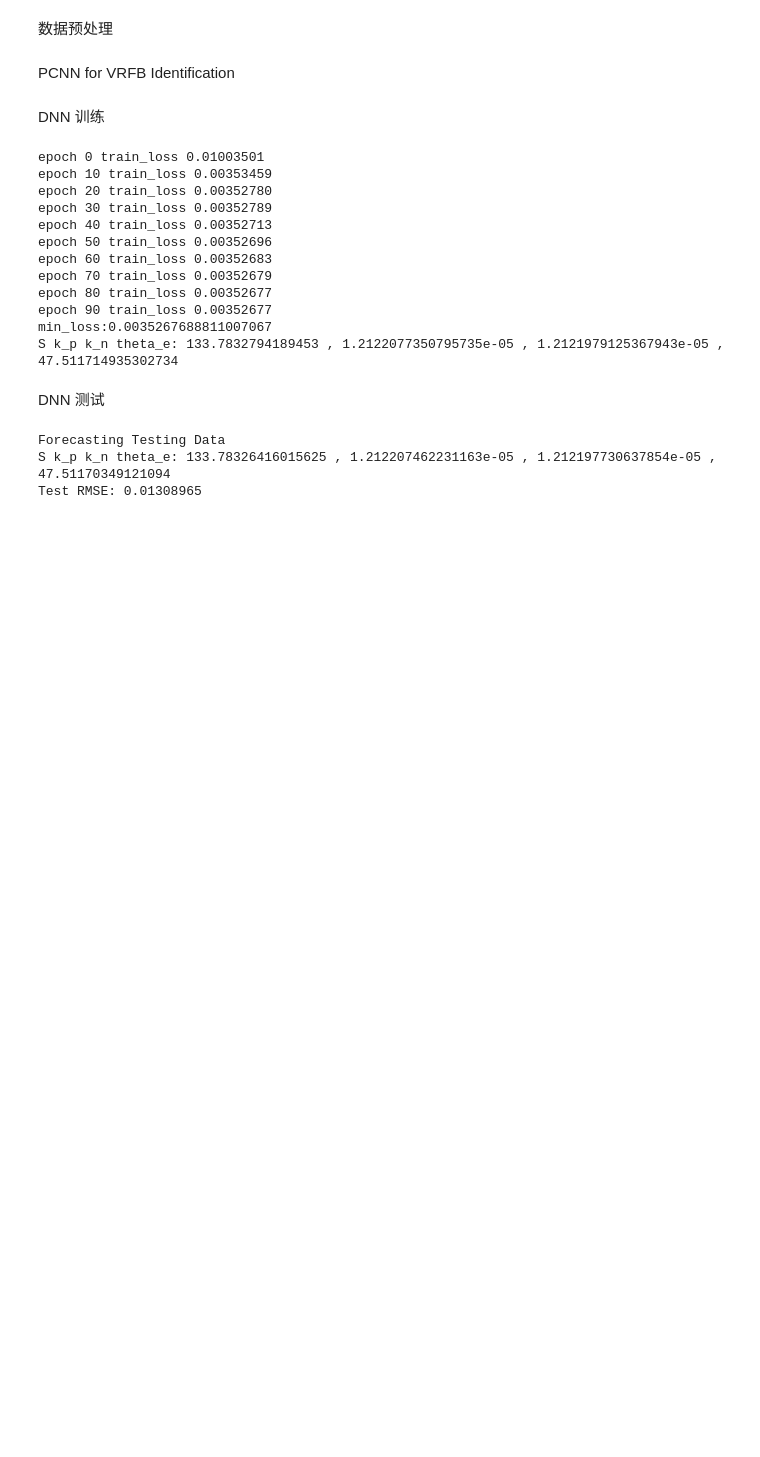
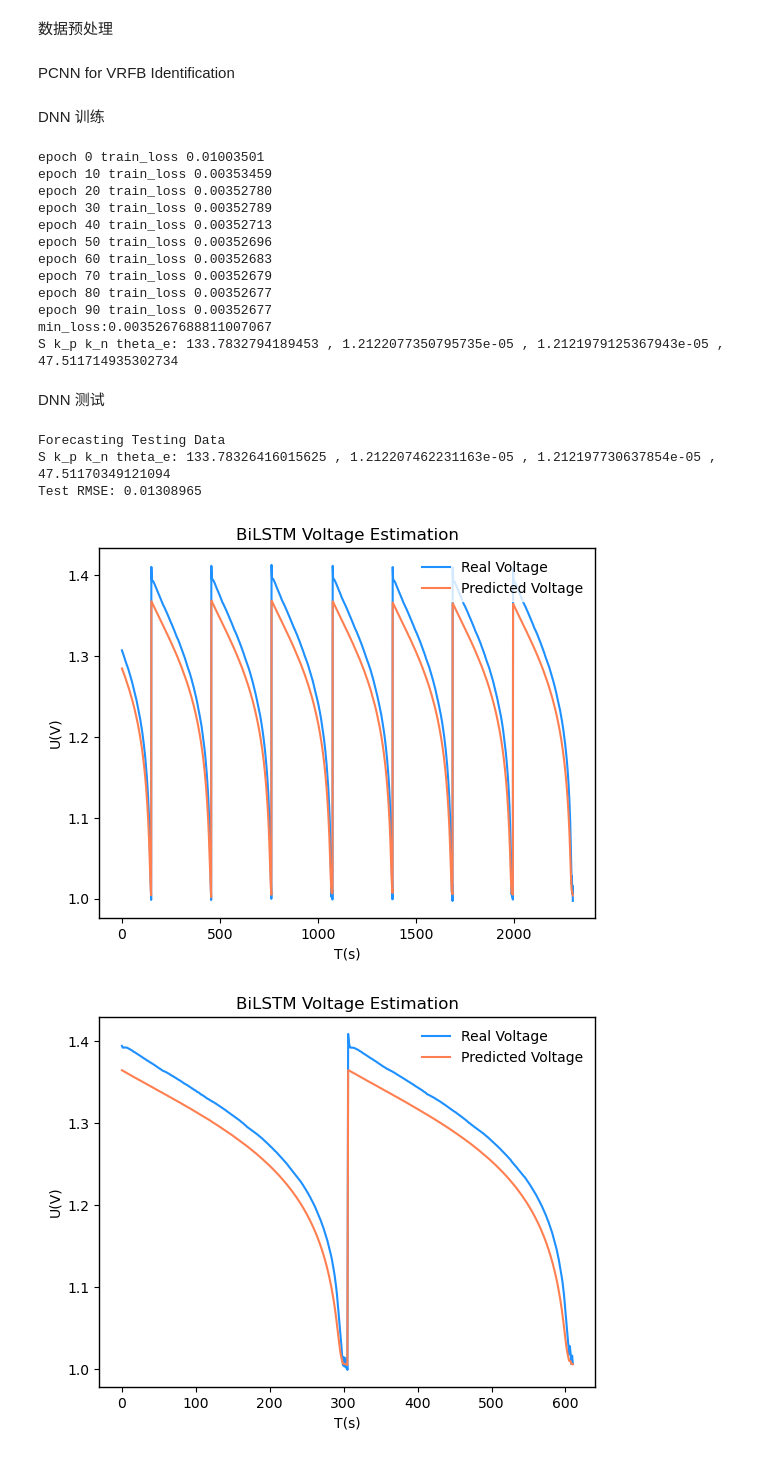
Before and after one commit to ZJJ720/pnn, a Jupyter notebook: pcnn_vrfb.ipynb, the cells around one changed output. Cells and saved outputs as stored; diff of their text form; code cells hidden in the pictures; blank space fills up the shorter version.

```diff
--- a/pcnn_vrfb.ipynb
+++ b/pcnn_vrfb.ipynb
@@ -247,8 +248,6 @@ with torch.no_grad():
         e_ohm = E_ohm(theta_e, T, I)
         e_ocv = E_ocv(T, C_2, C_3, C_4, C_5, C_Hp, C_Hn, C_H2Op)
         e_cell = e_con + e_act + e_ohm + e_ocv
-        # predictions_test.append(e_cell)
-        # expected.append(U)
 
         loss = loss_function(e_cell, U)
 
@@ -272,30 +271,80 @@ with torch.no_grad():
     best_S = best_S.mean().item()
     best_k_p = best_k_p.mean().item()
     best_k_n = best_k_n.mean().item()
     best_theta_e = best_theta_e.mean().item()
     print('S k_p k_n theta_e:', best_S, ',', best_k_p, ',', best_k_n, ',', best_theta_e)
 
     best_S = torch.from_numpy(np.array([best_S]))
     best_k_p = torch.from_numpy(np.array([best_k_p]))
     best_k_n = torch.from_numpy(np.array([best_k_n]))
     best_theta_e = torch.from_numpy(np.array([best_theta_e]))
     T = torch.from_numpy(test_data[test_num-1][:,0])
     I = torch.from_numpy(test_data[test_num-1][:,1])
     SoC = torch.from_numpy(test_data[test_num-1][:,2])
     Q = torch.from_numpy(test_data[test_num-1][:,3])
     C_V0 = torch.from_numpy(test_data[test_num-1][:,4])
     U = torch.from_numpy(test_data[test_num-1][:,5])
     C_2, C_3, C_4, C_5, C_Hn, C_Hp, C_H2Op = get_con(SoC, C_V0, C_Hp0, C_Hn0, C_H2Op0)
     e_con = E_con(T, I, Q, C_2, C_3, C_4, C_5)
     e_act = E_act(T, I, best_S, best_k_p, best_k_n, C_2, C_3, C_4, C_5)
     e_ohm = E_ohm(best_theta_e, T, I)
     e_ocv = E_ocv(T, C_2, C_3, C_4, C_5, C_Hp, C_Hn, C_H2Op)
     e_cell = e_con + e_act + e_ohm + e_ocv
 
     # RMSE 评价指标
     rmse_test = sqrt(mean_squared_error(np.array(e_cell) / 2, np.array(U) / 2))
     print('Test RMSE: %.8f' % rmse_test)
+
+
+data_num = len(U)
+Cyc_X = np.linspace(0, data_num, data_num)
+fig = plt.figure()
+sub = fig.add_subplot(111) # 1*1 的网格中第一个图像
+sub.plot(U, c='dodgerblue', label='Real Voltage', linewidth=1.5)
+sub.plot(e_cell, c='coral', label='Predicted Voltage', linewidth=1.5)
+
+# 设置坐标轴
+ax = plt.gca()
+ax.spines['bottom'].set_linewidth(1)
+ax.spines['left'].set_linewidth(1)
+ax.spines['right'].set_linewidth(1)
+ax.spines['top'].set_linewidth(1)
+plt.tick_params(labelsize=10) # 刻度标签字体大小
+plt.legend(loc=1, edgecolor='w') # 创建图例
+plt.ylabel('U(V)')
+plt.xlabel('T(s)')
+plt.title('BiLSTM Voltage Estimation')
+plt.savefig(r'./result/Voltage_result_{}.png'.format(test_num))
+plt.show()
+
+# 绘制单次充放电循环电压输出预测
+# 创建横坐标
+start_index = [-612, -612, -532, -530, -553,-434]
+end_index = [-1, -1, -1, -1, -1, -1]
+
+data_num = len(U[start_index[test_num-1]:end_index[test_num-1]])
+Cyc_X = np.linspace(0, data_num, data_num)
+fig = plt.figure()
+sub = fig.add_subplot(111) # 1*1 的网格中第一个图像
+sub.plot(U[start_index[test_num-1]:end_index[test_num-1]], c='dodgerblue', label='Real Voltage', linewidth=1.5)
+sub.plot(e_cell[start_index[test_num-1]:end_index[test_num-1]], c='coral', label='Predicted Voltage', linewidth=1.5)
+
+# 设置坐标轴
+ax = plt.gca()
+ax.spines['bottom'].set_linewidth(1)
+ax.spines['left'].set_linewidth(1)
+ax.spines['right'].set_linewidth(1)
+ax.spines['top'].set_linewidth(1)
+plt.tick_params(labelsize=10) # 刻度标签字体大小
+plt.legend(loc=1, edgecolor='w') # 创建图例
+plt.ylabel('U(V)')
+plt.xlabel('T(s)')
+plt.title('BiLSTM Voltage Estimation')
+plt.savefig(r'./result/onecycle_voltage_{}.png'.format(test_num))
+plt.show()
 # %% [output]
 Forecasting Testing Data
 S k_p k_n theta_e: 133.78326416015625 , 1.212207462231163e-05 , 1.212197730637854e-05 , 47.51170349121094
 Test RMSE: 0.01308965
+[figure, added]
+[figure, added]
```
Also changed, not shown: parts of 1 cell of this notebook, 2 other files.
